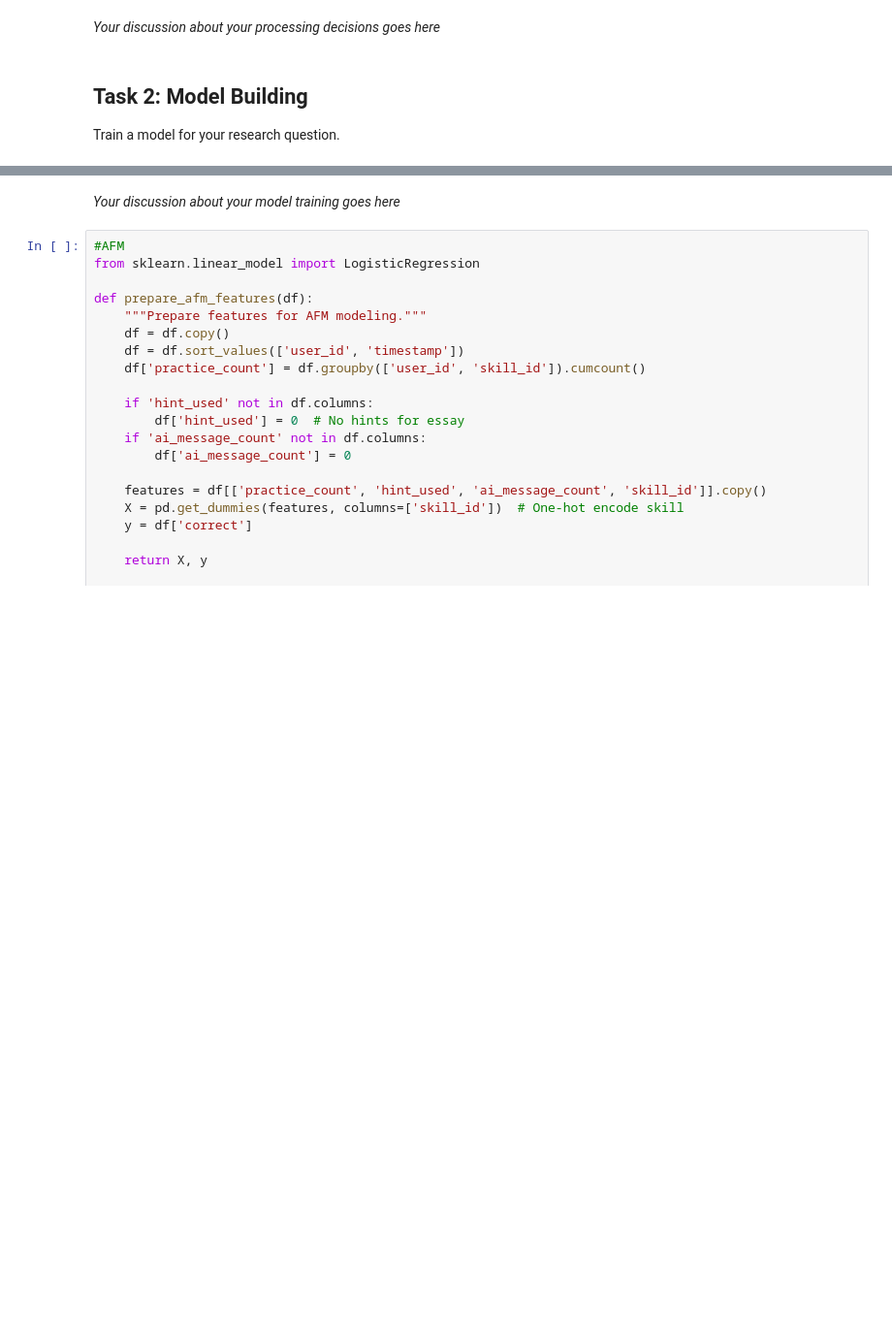
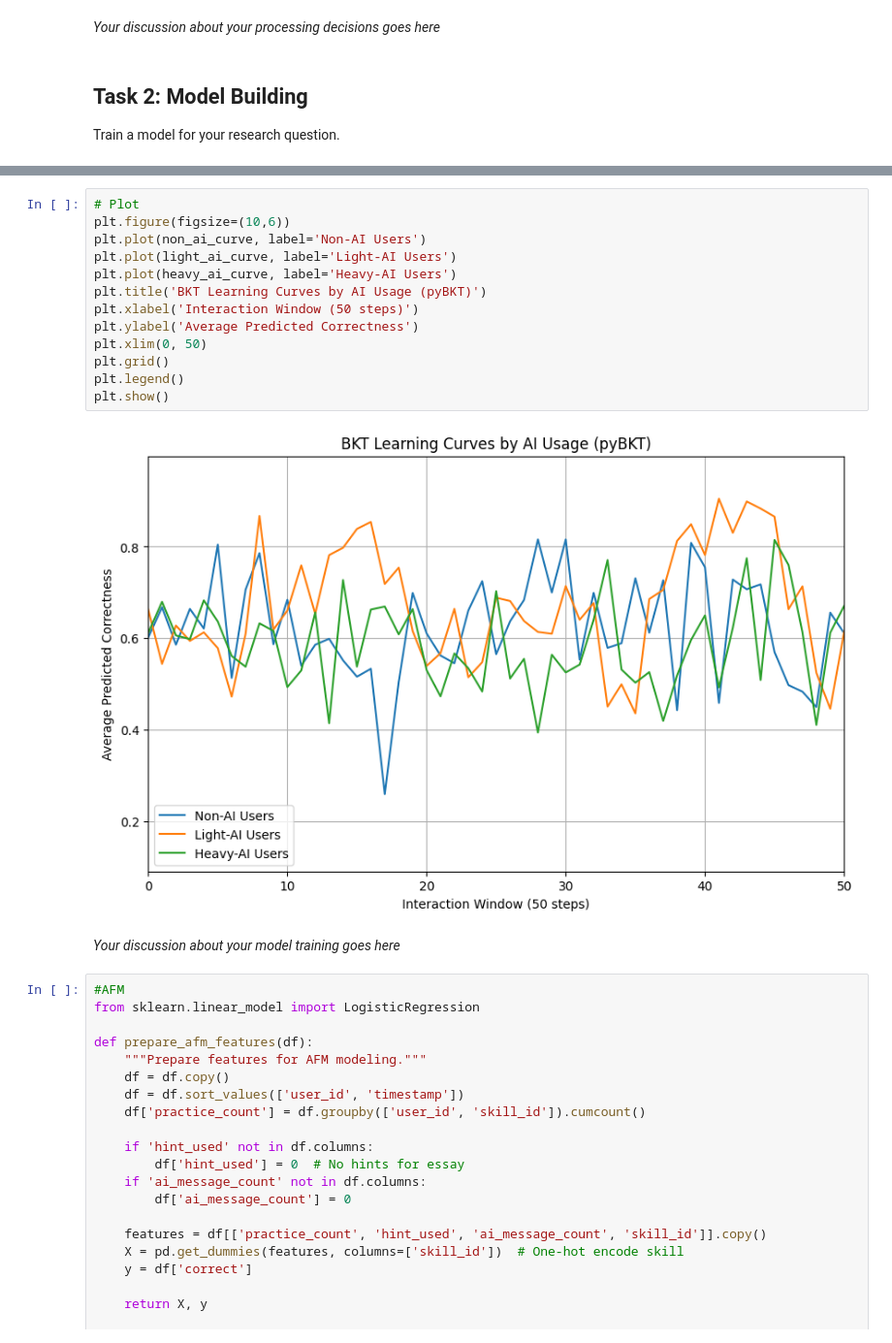
Before and after one commit to fmikov/mlbd-project, a Jupyter notebook: m4_team-name-3.ipynb, the cells around one changed output, grey strips where cells are left out. Shown at 97% size. Cells and saved outputs as stored; diff of their text form; blank space fills up the shorter version.

```diff
--- a/m4_team-name-3.ipynb
+++ b/m4_team-name-3.ipynb
@@ -391,3 +365,18 @@ plt.show()
+# %%
+# Plot
+plt.figure(figsize=(10,6))
+plt.plot(non_ai_curve, label='Non-AI Users')
+plt.plot(light_ai_curve, label='Light-AI Users')
+plt.plot(heavy_ai_curve, label='Heavy-AI Users')
+plt.title('BKT Learning Curves by AI Usage (pyBKT)')
+plt.xlabel('Interaction Window (50 steps)')
+plt.ylabel('Average Predicted Correctness')
+plt.xlim(0, 50)
+plt.grid()
+plt.legend()
+plt.show()
+# %% [output]
+[figure, added]
 # %% [markdown]
 *Your discussion about your model training goes here*
 # %%
```
Also changed, not shown: parts of 4 cells of this notebook.
